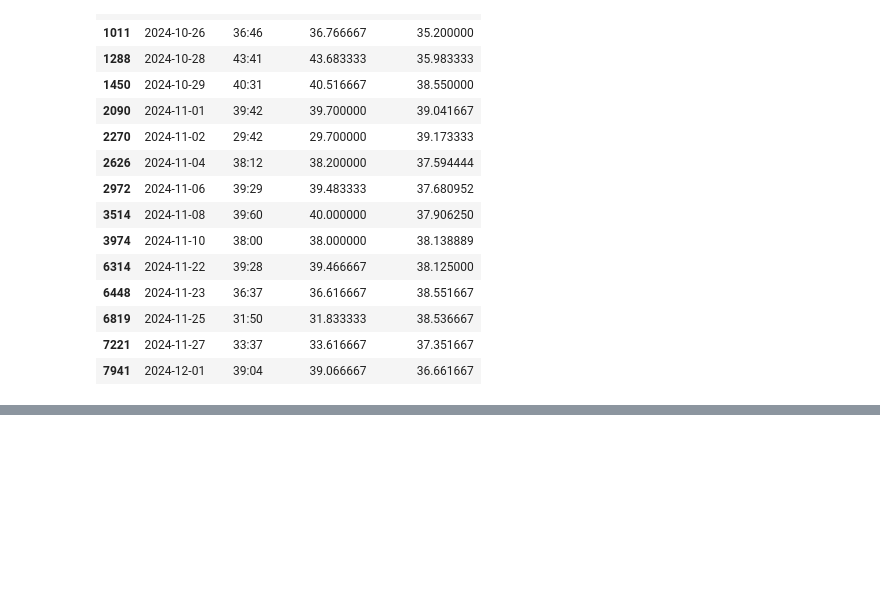
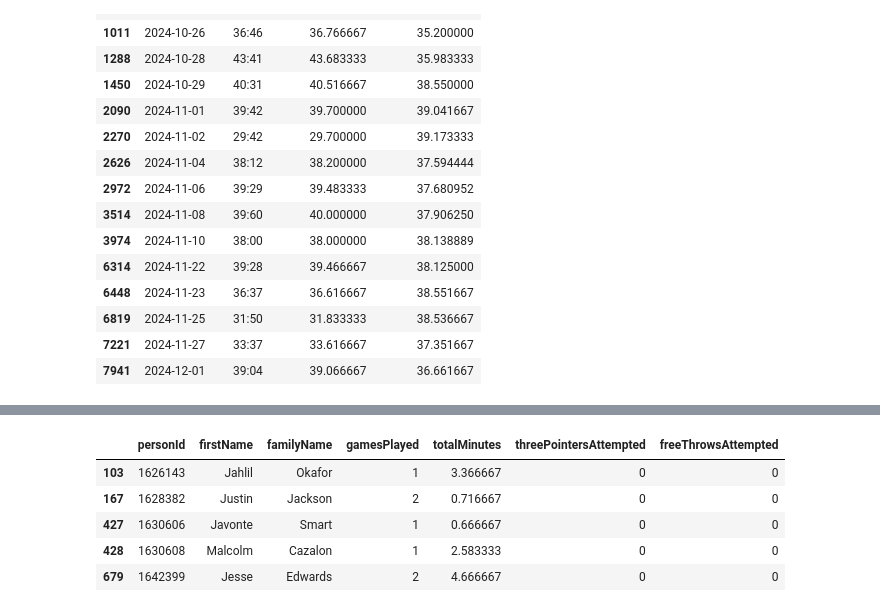
Before and after one commit to Team-Zhao/nba-ai-simulator, a Jupyter notebook: notebooks/player_rating.ipynb, the cells around one changed output, grey strips where cells are left out. Drawn from its saved outputs; the diff is of its cells as text; code cells hidden in the pictures; blank space fills up the shorter version.

```diff
--- a/notebooks/player_rating.ipynb
+++ b/notebooks/player_rating.ipynb
@@ -1073,3 +1073,18 @@ test_df[
 | 6819 | 2024-11-25 | 31:50 | 31.833333 | 38.536667 |
 | 7221 | 2024-11-27 | 33:37 | 33.616667 | 37.351667 |
 | 7941 | 2024-12-01 | 39:04 | 39.066667 | 36.661667 |
+# %%
+ratings_df = pd.read_csv(
+    "../data/processed/player_ratings_train.csv"
+)
+
+ratings_df[
+    [
+        "finishing",
+        "shooting",
+        "playmaking",
+        "defense",
+        "rebounding",
+        "physical",
+    ]
+].isna().sum()
@@ -1075,0 +1099,21 @@ test_df[
+# %%
+ratings_df[
+    ratings_df["shooting"].isna()
+][
+    [
+        "personId",
+        "firstName",
+        "familyName",
+        "gamesPlayed",
+        "totalMinutes",
+        "threePointersAttempted",
+        "freeThrowsAttempted",
+    ]
+]
+# %% [output]
+|  | personId | firstName | familyName | gamesPlayed | totalMinutes | threePointersAttempted | freeThrowsAttempted |
+| 103 | 1626143 | Jahlil | Okafor | 1 | 3.366667 | 0 | 0 |
+| 167 | 1628382 | Justin | Jackson | 2 | 0.716667 | 0 | 0 |
+| 427 | 1630606 | Javonte | Smart | 1 | 0.666667 | 0 | 0 |
+| 428 | 1630608 | Malcolm | Cazalon | 1 | 2.583333 | 0 | 0 |
+| 679 | 1642399 | Jesse | Edwards | 2 | 4.666667 | 0 | 0 |
```
Also changed, not shown: parts of 6 cells of this notebook, 8 other files.
